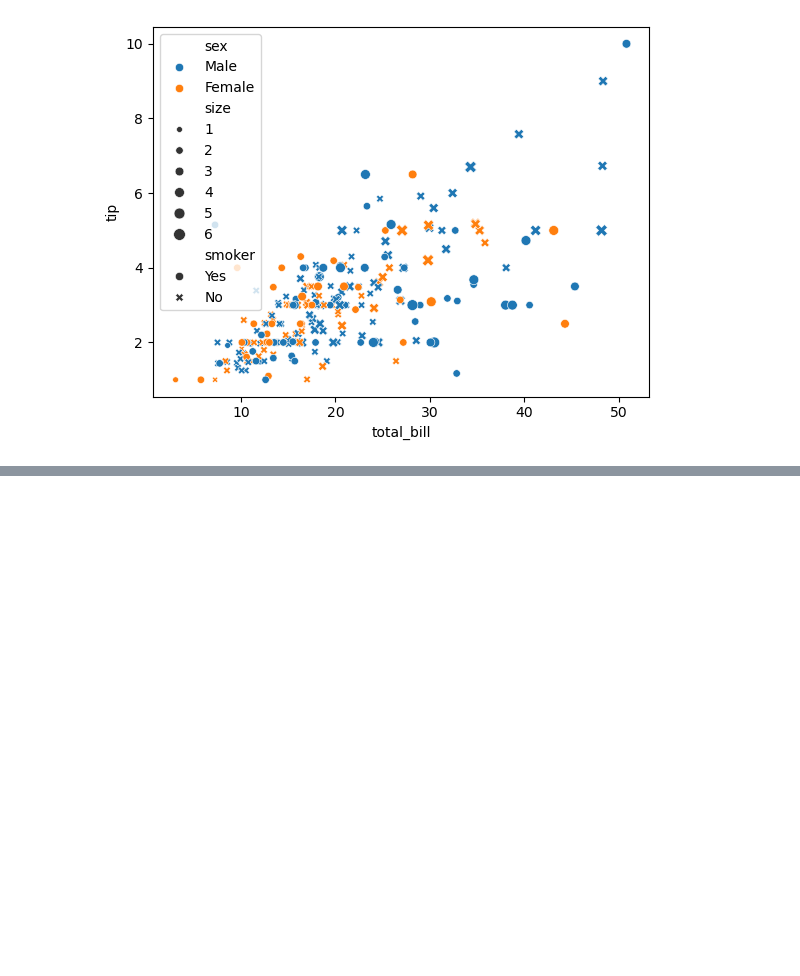
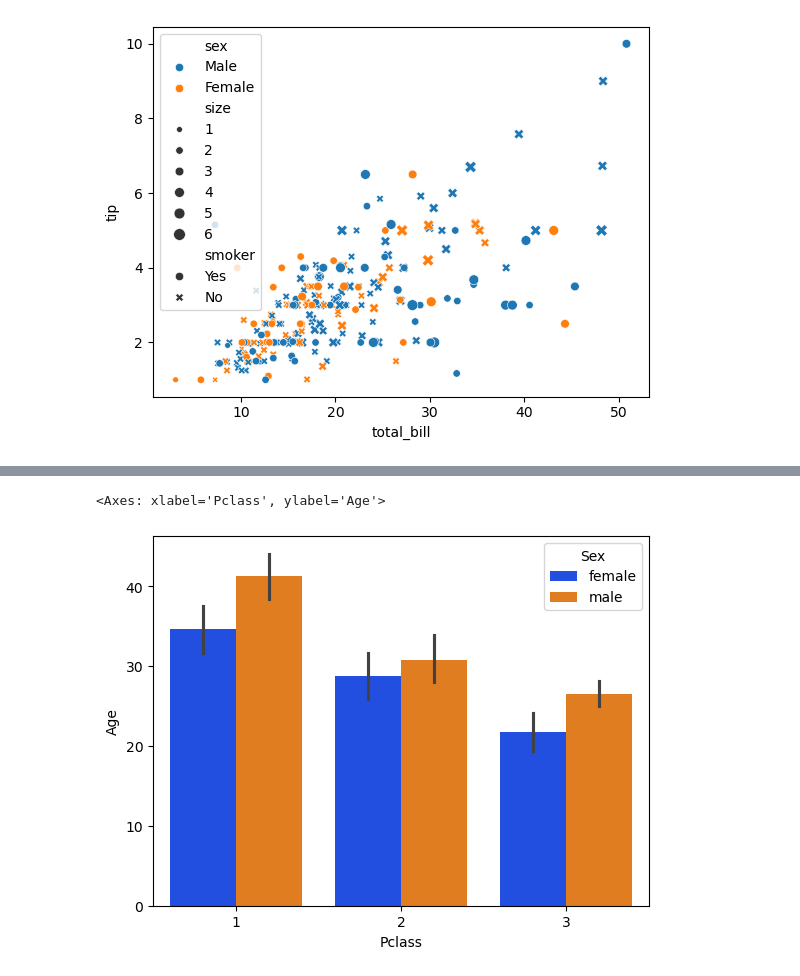
Before and after one commit to arFaisal043/Learn-Python, a Jupyter notebook: EDA/Bivariate_And_Multivariate_Analysis.ipynb, the cells around one changed output, grey strips where cells are left out. Saved outputs shown, nothing was run; the diff lists cells and outputs as text; code cells hidden in the pictures; blank space fills up the shorter version.

```diff
--- a/EDA/Bivariate_And_Multivariate_Analysis.ipynb
+++ b/EDA/Bivariate_And_Multivariate_Analysis.ipynb
@@ -73,0 +91,6 @@ sns.scatterplot(x=tips['total_bill'], y=tips['tip'], hue=tips['sex'], style=tips
+# %%
+# Multivariate
+sns.barplot(y=titanic['Age'], x=titanic['Pclass'], palette="bright", hue=titanic['Sex'])
+# %% [output]
+<Axes: xlabel='Pclass', ylabel='Age'>
+[figure, added]
```
Also changed, not shown: parts of 27 cells of this notebook, 1 other file.
